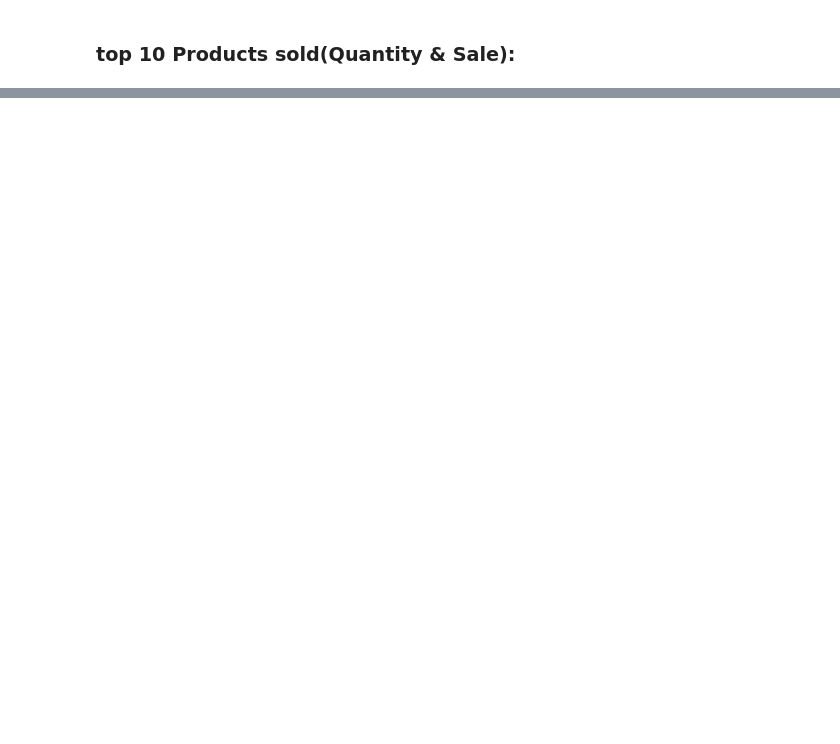
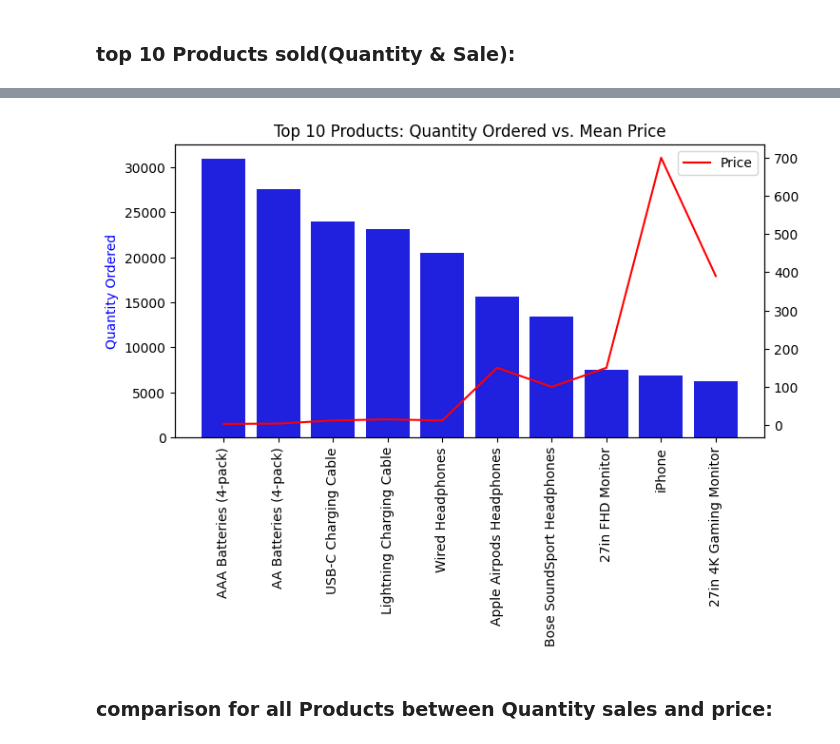
Before and after one commit to MiladAraji/Sale-Data-Analysis, a Jupyter notebook: Project.ipynb, the cells around one changed output, grey strips where cells are left out. Cells and saved outputs as stored; diff of their text form; code cells hidden in the pictures; blank space fills up the shorter version.

```diff
--- a/Project.ipynb
+++ b/Project.ipynb
@@ -310,0 +298,4 @@ plt.show()
+# %%
+
+prices=df.groupby('Product')['Price_Each'].mean()
+prices.sort_values(ascending=False)
@@ -310,0 +320,28 @@ plt.show()
+# %%
+top10Q=df.groupby('Product')['Quantity_Ordered'].sum()
+top10Q.sort_values(ascending=False)[:9]
+keys = top10Q.sort_values(ascending=False).head(10).index.tolist()
+y=top10Q.sort_values(ascending=False).head(10)
+y2=[]
+for key in keys:
+    y2.append(prices.get(key=key))
+# %%
+plt.figure(figsize=(8, 4))
+
+# Create a bar plot for quantities ordered
+ax1 = sns.barplot(x=keys, y=y, color='blue',label='Quantity')
+plt.xticks(rotation=90)
+ax1.set_ylabel('Quantity Ordered', color='blue')
+
+# Create a line plot for mean prices on the secondary axis
+ax2 = ax1.twinx()
+ax2=sns.lineplot(x=keys,y=y2,color='red',label='Price')
+
+plt.title('Top 10 Products: Quantity Ordered vs. Mean Price')
+plt.legend()
+# Display the plot
+plt.show()
+# %% [output]
+[figure, added]
+# %% [markdown]
+### comparison  for all Products between Quantity sales and price:
```
Also changed, not shown: parts of 12 cells of this notebook.
